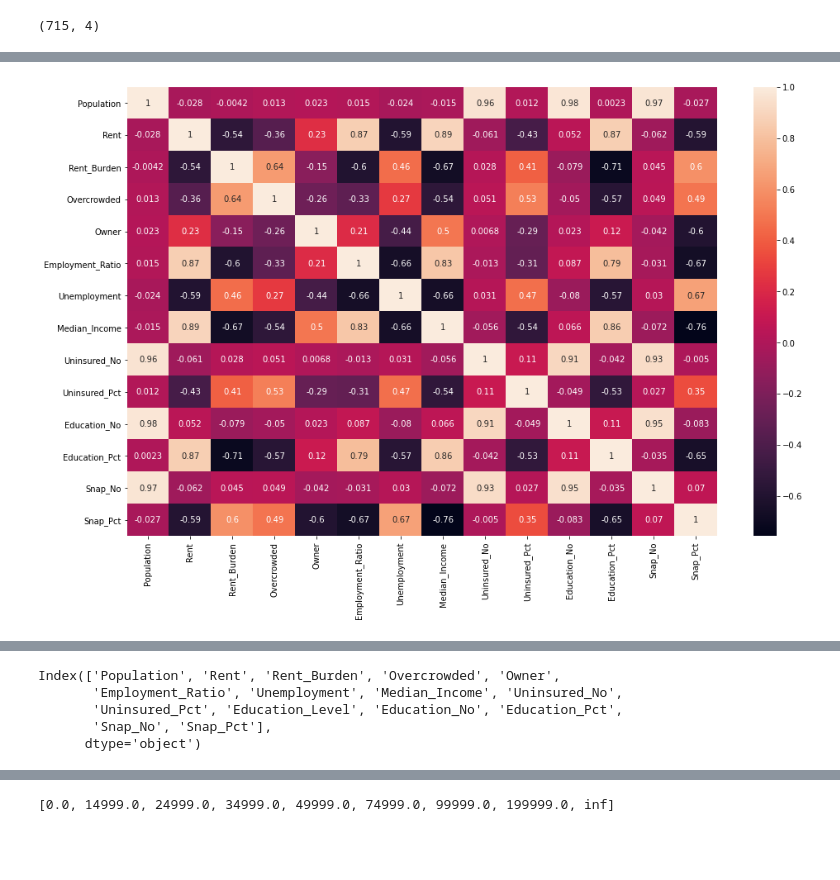
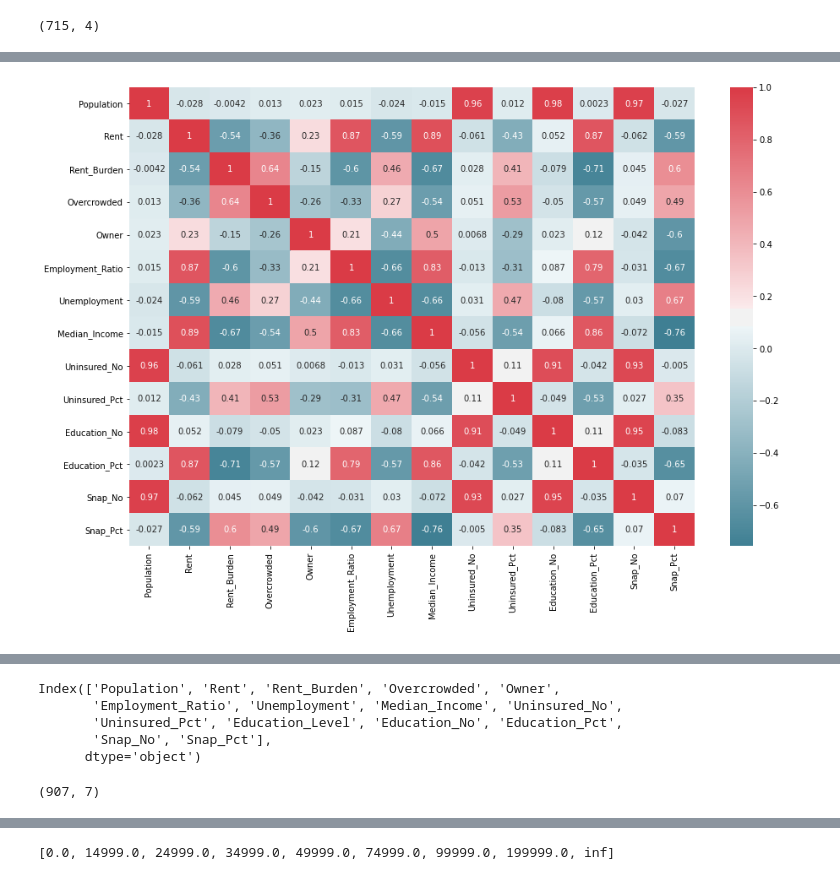
Before and after one commit to aforshee/machinelearning, a Jupyter notebook: Dev/TT/eda-tt.ipynb, the cells around one changed output, grey strips where cells are left out. Drawn from its saved outputs; the diff is of its cells as text; code cells hidden in the pictures; blank space fills up the shorter version.

```diff
--- a/Dev/TT/eda-tt.ipynb
+++ b/Dev/TT/eda-tt.ipynb
@@ -215,13 +265,14 @@ df.head(10)
 # %%
 import pandas as pd
 import seaborn as sn
 import matplotlib.pyplot as plt
 corrMatrix = df[df.columns[2:]].corr()
-plt.figure(figsize=(16,10))
-sn.heatmap(corrMatrix, annot=True)
+plt.figure(figsize=(15,10))
+colormap=sn.diverging_palette(220,10,as_cmap=True)
+sn.heatmap(corrMatrix, annot=True, cmap=colormap)
 plt.show()
 # %% [output]
-[figure, old version]
+[figure, new version]
 # %%
 corrMatrix['Rent'].sort_values(ascending=False)
 # %% [output]
@@ -284,4 +335,8 @@ d = df[['TimeFrame','Fips','Population','Rent','Rent_Burden','Overcrowded','Empl
 d.Population = d.Population.round(2)
+# %%
+d.shape
+# %% [output]
+(907, 7)
 # %%
 d.info()
 # %% [output]
```
Also changed, not shown: parts of 35 cells of this notebook.
